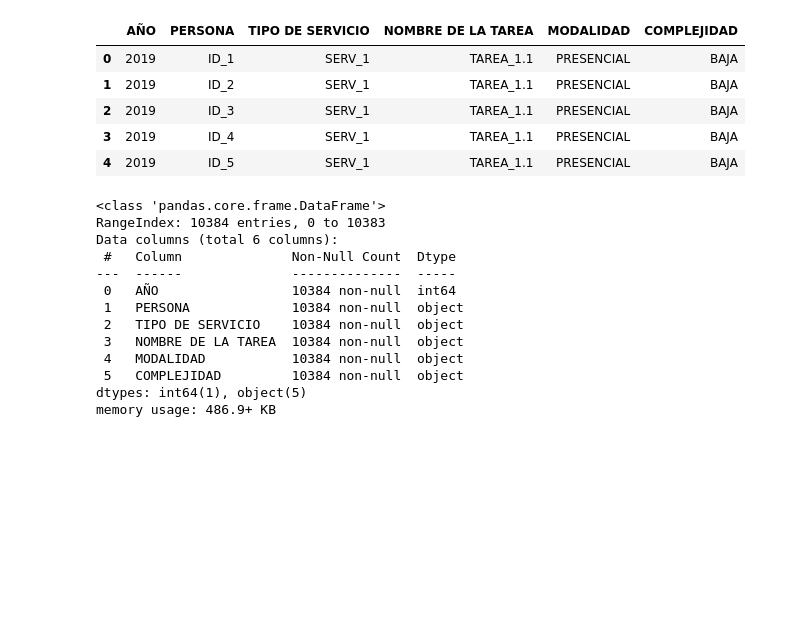
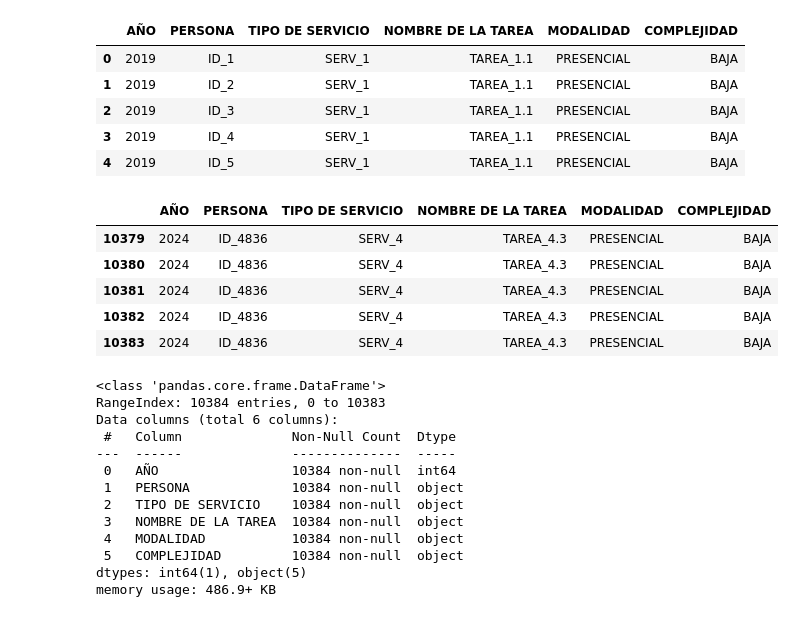
Before and after one commit to JoeTurpo/ComplexNetworks, a Jupyter notebook: Trabajo Parcial/tp_grupo3.ipynb, the cells around one changed output. Saved outputs shown, nothing was run; the diff lists cells and outputs as text; code cells hidden in the pictures; blank space fills up the shorter version.

```diff
--- a/Trabajo Parcial/tp_grupo3.ipynb
+++ b/Trabajo Parcial/tp_grupo3.ipynb
@@ -16,6 +16,15 @@ df.head()
 | 2 | 2019 | ID_3 | SERV_1 | TAREA_1.1 | PRESENCIAL | BAJA |
 | 3 | 2019 | ID_4 | SERV_1 | TAREA_1.1 | PRESENCIAL | BAJA |
 | 4 | 2019 | ID_5 | SERV_1 | TAREA_1.1 | PRESENCIAL | BAJA |
+# %%
+df.tail()
+# %% [output]
+|  | AÑO | PERSONA | TIPO DE SERVICIO | NOMBRE DE LA TAREA | MODALIDAD | COMPLEJIDAD |
+| 10379 | 2024 | ID_4836 | SERV_4 | TAREA_4.3 | PRESENCIAL | BAJA |
+| 10380 | 2024 | ID_4836 | SERV_4 | TAREA_4.3 | PRESENCIAL | BAJA |
+| 10381 | 2024 | ID_4836 | SERV_4 | TAREA_4.3 | PRESENCIAL | BAJA |
+| 10382 | 2024 | ID_4836 | SERV_4 | TAREA_4.3 | PRESENCIAL | BAJA |
+| 10383 | 2024 | ID_4836 | SERV_4 | TAREA_4.3 | PRESENCIAL | BAJA |
 # %%
 df.info()
 # %% [output]
```
Also changed, not shown: parts of 4 cells of this notebook.
